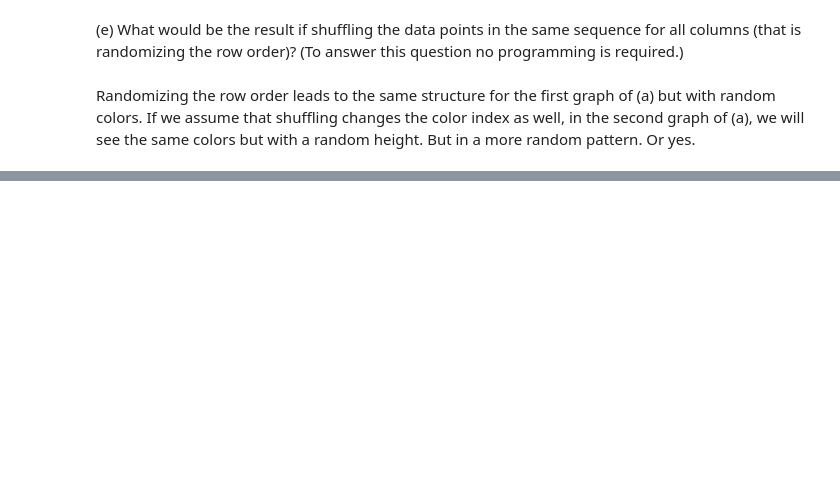
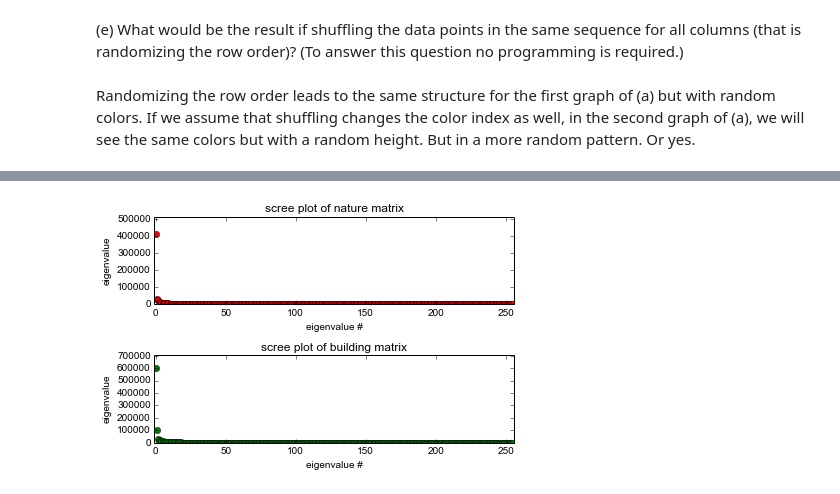
Before and after one commit to henribunting/WeDoMI2, a Jupyter notebook: Homework2/group_name_here.ipynb, the cells around one changed output, grey strips where cells are left out. Cells and saved outputs as stored; diff of their text form; code cells hidden in the pictures; blank space fills up the shorter version.

```diff
--- a/Homework2/group_name_here.ipynb
+++ b/Homework2/group_name_here.ipynb
@@ -197,0 +274,87 @@ Randomizing the row order leads to the same structure for the first graph of (a)
+# %%
+#4. a)
+def get_matrix( prefix ) :
+    matrix = []
+    regex = re.compile("^" + prefix + "([1-9]|10)\.jpg$")
+    for _,_,files in os.walk("imgpca") :
+        for name in files :
+            if regex.match(name) :
+                img = Image.open("imgpca/" + name)
+                width,height = img.size
+                for i in range(500) :
+                    x = np.random.randint(0,width-16)
+                    y = np.random.randint(0,height-16)
+                    matrix.append(list(img.crop((x,y,x+16,y+16)).getdata()))
+    return np.array(matrix)
+
+
+data_nature = get_matrix("n")
+data_buildings = get_matrix("b")
+
+# 4.b)
+
+# calculate PCs of both matrices
+C_nat = np.cov(data_nature.T)
+D_nat, V_nat = np.linalg.eig(C_nat)
+
+C_build = np.cov(data_buildings.T)
+D_build, V_build = np.linalg.eig(C_build)
+
+# sort eigenvalues
+idx = (-D_build).argsort()
+D_build = D_build[idx]
+V_build = V_build[:,idx]
+idx = (-D_nat).argsort()
+D_nat = D_nat[idx]
+V_nat = V_nat[:,idx]
+
+# plot sceer plot for eigenvalues of build and nat matrices
+f = plt.figure()
+
+ax = f.add_subplot(2,1,1)
+ax.plot(np.arange(len(D_nat)), D_nat, 'ro')
+ax.set_xlabel('eigenvalue #')
+ax.set_ylabel('eigenvalue')
+ax.set_title('scree plot of nature matrix')
+ax.set_xlim([-1,len(D_nat)])
+ax.set_ylim([-1,D_nat[0]+100000])
+
+ax = f.add_subplot(2,1,2)
+ax.plot(np.arange(len(D_build)), D_build, 'go')
+ax.set_xlabel('eigenvalue #')
+ax.set_ylabel('eigenvalue')
+ax.set_title('scree plot of building matrix')
+ax.set_xlim([-1,len(D_build)])
+ax.set_ylim([-1,D_build[0]+100000])
+
+f.tight_layout()
+
+#plt.show()
+plt.hold(False)
+
+# reshape eigenvectors
+V_nat = V_nat[:,0:24].reshape((24,16,16))
+V_build = V_build[:,0:24].reshape((24,16,16))
+
+# show first 24 PCs
+fmat = []
+for j in range(1,3):
+    fig = plt.figure()
+    fig.suptitle(j)
+
+    for i in range(1, 25):
+        ax = fig.add_subplot(6, 4, i);
+
+        if(j==2):
+            ax.pcolormesh(V_nat[i-1,:,:], cmap=plt.cm.Greys);
+        else:
+            ax.pcolormesh(V_build[i-1,:,:],  cmap=plt.cm.Greys)
+
+        ax.invert_yaxis();
+        ax.xaxis.tick_top();
+        ax.get_yaxis().set_visible(False);
+        ax.get_xaxis().set_visible(False);
+    fmat.append(fig)
+plt.show(fmat)
+# %% [output]
+[figure, added]
```
Also changed, not shown: parts of 10 cells of this notebook, 53 other files.
